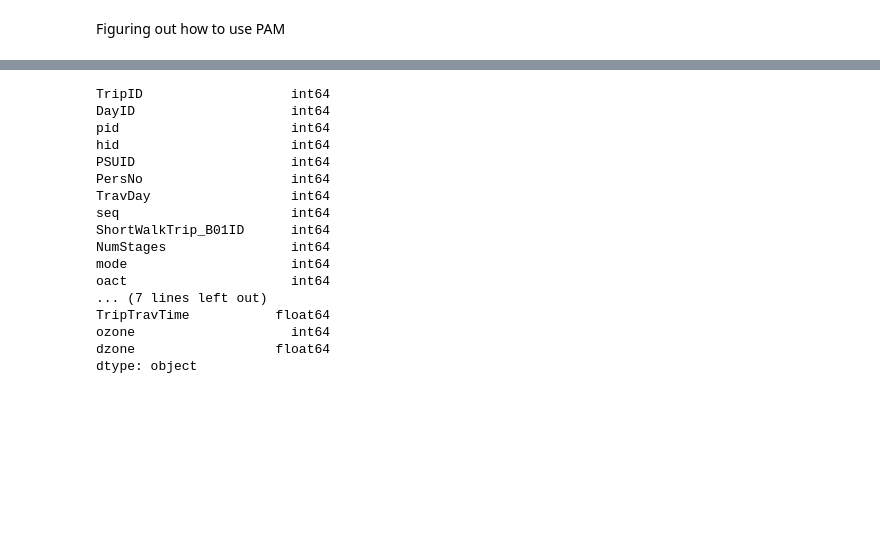
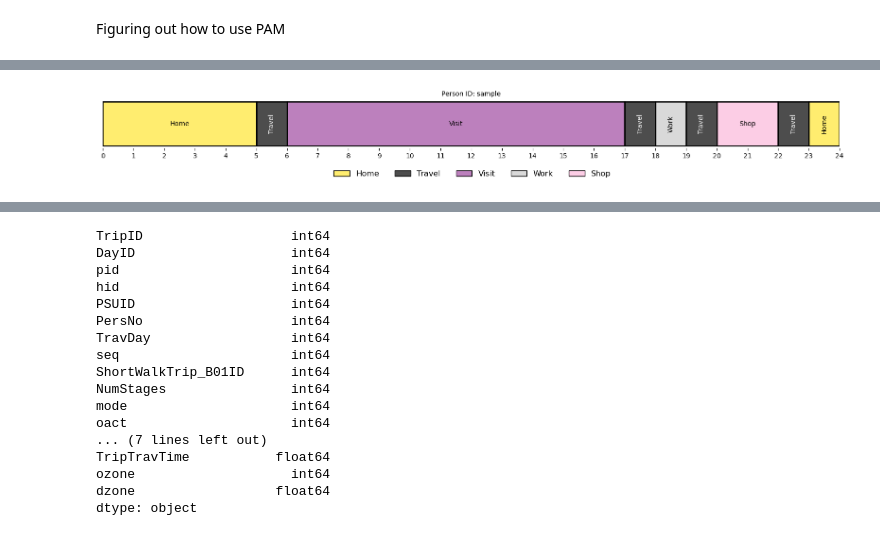
Before and after one commit to Urban-Analytics-Technology-Platform/acbm, a Jupyter notebook: notebooks/sandbox_exploring_pam.ipynb, the cells around one changed output, grey strips where cells are left out. Saved outputs shown, nothing was run; the diff lists cells and outputs as text; code cells hidden in the pictures; blank space fills up the shorter version.

```diff
--- a/notebooks/sandbox_exploring_pam.ipynb
+++ b/notebooks/sandbox_exploring_pam.ipynb
@@ -15,0 +338,93 @@ from acbm.preprocessing import nts_filter_by_year
+# %%
+plan = Plan(home_area="h", home_location=Location(loc=Point(0, 0), area="h"))
+plan.add(
+    Activity(
+        seq=1, act="home", area="h", loc=Point(0, 0), start_time=mtdt(0), end_time=mtdt(5 * 60)
+    )
+)
+plan.add(
+    Leg(
+        seq=1,
+        mode="car",
+        start_area="h",
+        end_area="w",
+        start_loc=Point(0, 0),
+        end_loc=Point(1, 2),
+        start_time=mtdt(5 * 60),
+        end_time=mtdt(6 * 60),
+    )
+)
+plan.add(
+    Activity(
+        seq=2,
+        act="visit",
+        area="w",
+        loc=Point(1, 2),
+        start_time=mtdt(6 * 60),
+        end_time=mtdt(17 * 60),
+    )
+)
+plan.add(
+    Leg(
+        seq=2,
+        mode="car",
+        start_area="w",
+        end_area="w",
+        start_loc=Point(1, 2),
+        end_loc=Point(0, 0),
+        start_time=mtdt(17 * 60),
+        end_time=mtdt(18 * 60),
+    )
+)
+plan.add(
+    Activity(
+        seq=3,
+        act="work",
+        area="w",
+        loc=Point(0, 0),
+        start_time=mtdt(18 * 60),
+        end_time=mtdt(19 * 60),
+    )
+)
+plan.add(
+    Leg(
+        seq=3,
+        mode="car",
+        start_area="w",
+        end_area="na",
+        start_loc=Point(0, 0),
+        end_loc=Point(1, 2),
+        start_time=mtdt(19 * 60),
+        end_time=mtdt(20 * 60),
+    )
+)
+plan.add(
+    Activity(
+        seq=4,
+        act="shop",
+        area="na",
+        loc=Point(2, 2),
+        start_time=mtdt(20 * 60),
+        end_time=mtdt(22 * 60),
+    )
+)
+plan.add(
+    Leg(
+        seq=4,
+        mode="car",
+        start_area="na",
+        end_area="h",
+        start_loc=Point(2, 2),
+        end_loc=Point(0, 0),
+        start_time=mtdt(22 * 60),
+        end_time=mtdt(23 * 60),
+    )
+)
+plan.add(
+    Activity(
+        seq=5, act="home", area="h", loc=Point(0, 0), start_time=mtdt(23 * 60), end_time=END_OF_DAY
+    )
+)
+plan.plot()
+# %% [output]
+[figure, added]
```
Also changed, not shown: parts of 36 cells of this notebook, 2 other files.
